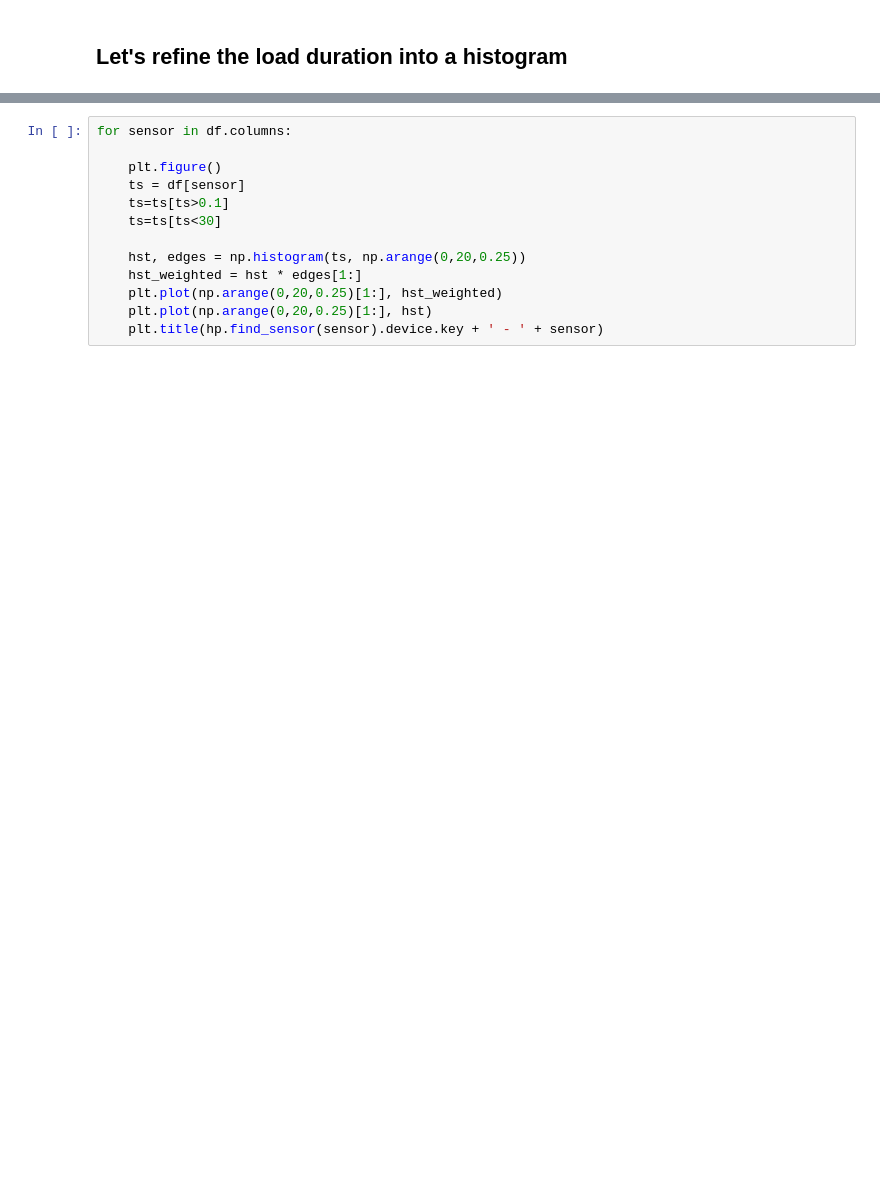
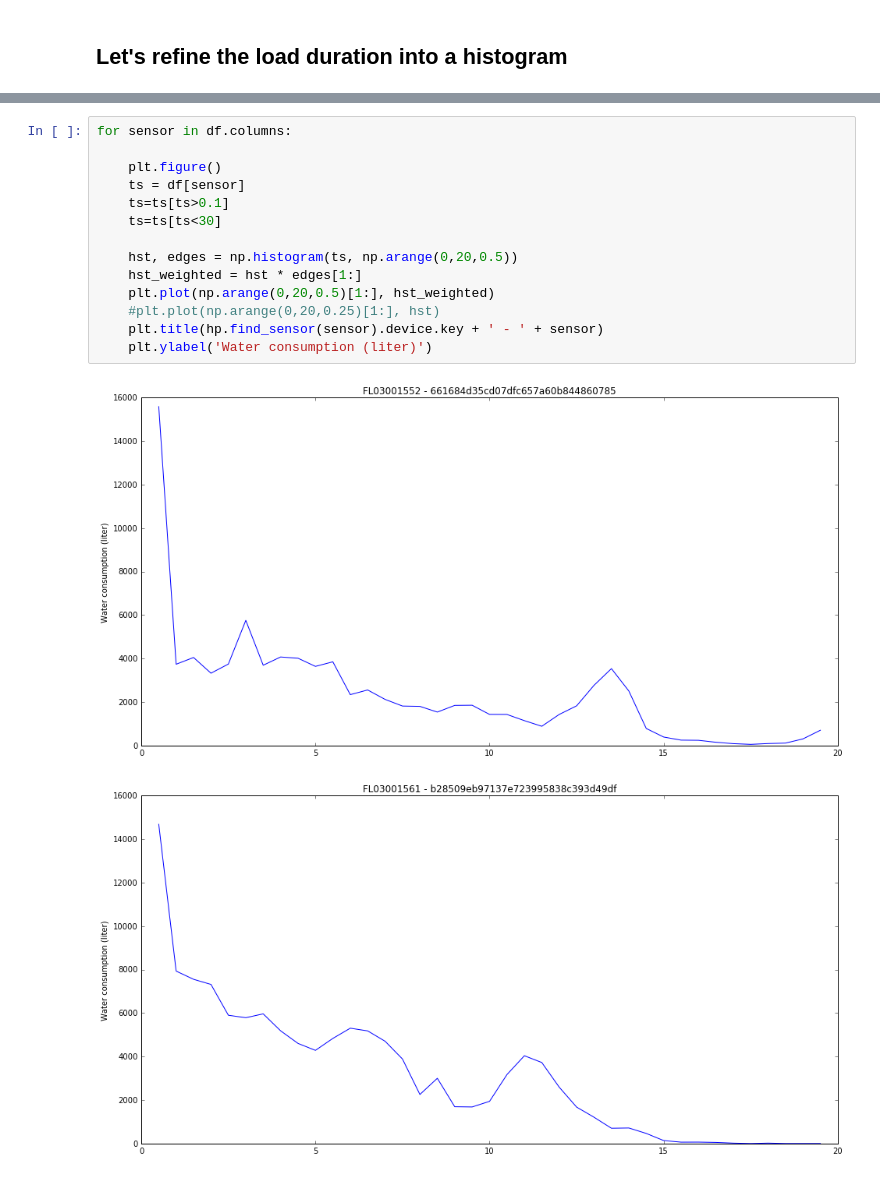
Before and after one commit to opengridcc/opengrid-dev, a Jupyter notebook: notebooks/Analysis/Water_consumption.ipynb, the cells around one changed output, grey strips where cells are left out. Cells and saved outputs as stored; diff of their text form; blank space fills up the shorter version.

```diff
--- a/notebooks/Analysis/Water_consumption.ipynb
+++ b/notebooks/Analysis/Water_consumption.ipynb
@@ -54,13 +82,17 @@ for sensor in df.columns:
 # %%
 for sensor in df.columns:
 
     plt.figure()
     ts = df[sensor]
     ts=ts[ts>0.1]
     ts=ts[ts<30]
 
-    hst, edges = np.histogram(ts, np.arange(0,20,0.25))
+    hst, edges = np.histogram(ts, np.arange(0,20,0.5))
     hst_weighted = hst * edges[1:]
-    plt.plot(np.arange(0,20,0.25)[1:], hst_weighted)
-    plt.plot(np.arange(0,20,0.25)[1:], hst)
+    plt.plot(np.arange(0,20,0.5)[1:], hst_weighted)
+    #plt.plot(np.arange(0,20,0.25)[1:], hst)
     plt.title(hp.find_sensor(sensor).device.key + ' - ' + sensor)
+    plt.ylabel('Water consumption (liter)')
+# %% [output]
+[figure, added]
+[figure, added]
```
Also changed, not shown: parts of 7 cells of this notebook, 4 other files.
